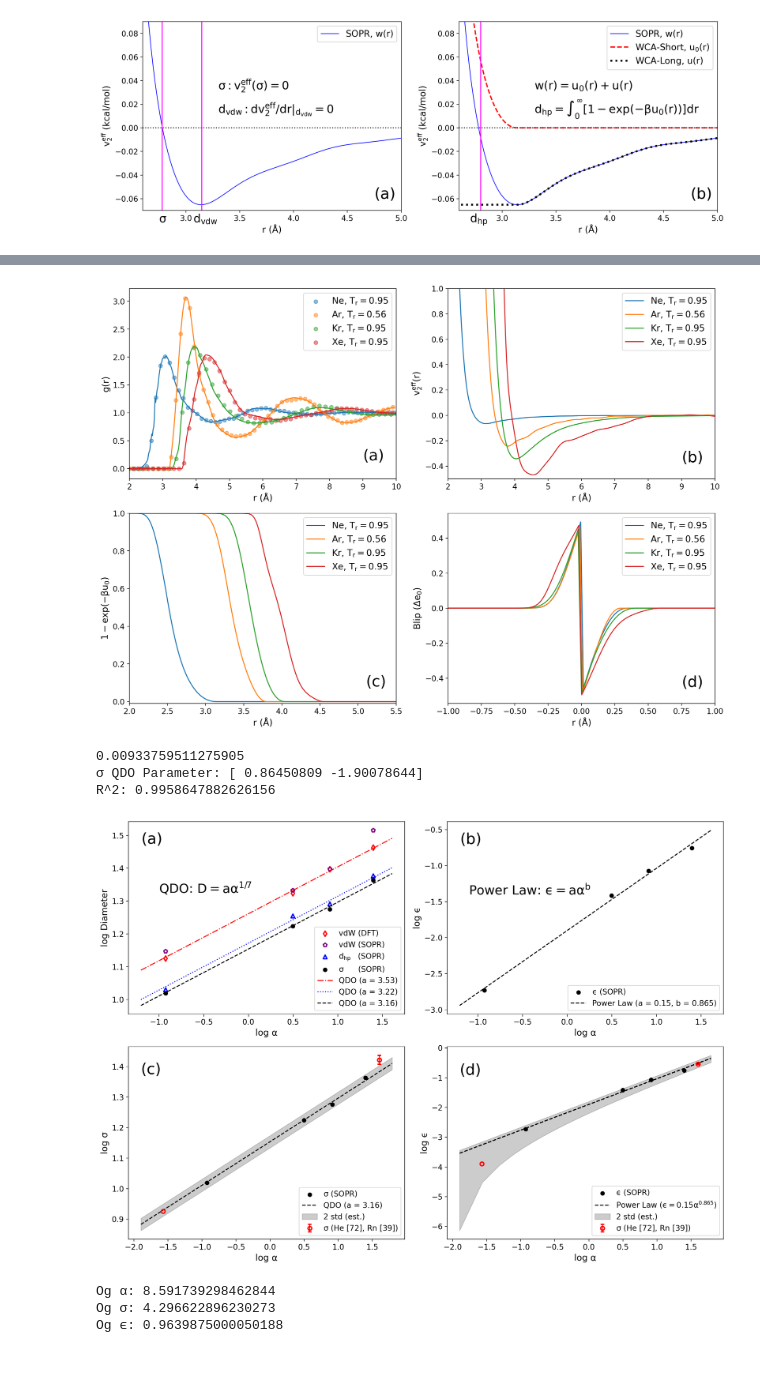
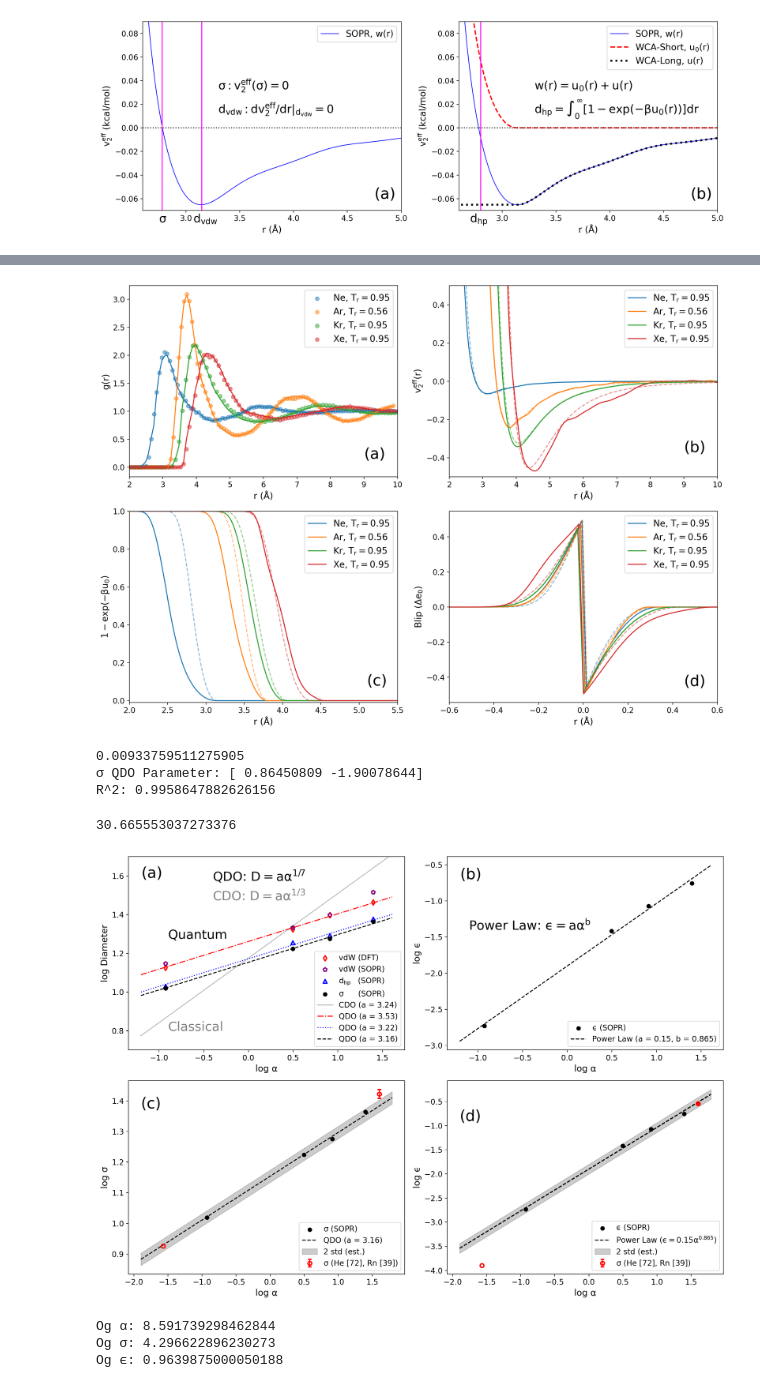
Before and after one commit to brennonshanks/SOPR-QDO, a Jupyter notebook: noblegases.ipynb, the cells around one changed output, grey strips where cells are left out. Drawn from its saved outputs; the diff is of its cells as text; code cells hidden in the pictures.

```diff
--- a/noblegases.ipynb
+++ b/noblegases.ipynb
@@ -262,14 +339,14 @@ plt.show()
 # %%
 fig,ax = plt.subplots(2,2, figsize=(14,10))
-
-ax[0,0].plot(ne_r_exp, ne_rdf_exp)
-ax[0,0].scatter(r_ne[::7], ne_rdf_sopr[::7], label = 'Ne, $T_r = 0.95$', alpha = 0.5)
-ax[0,0].plot(ar_r_exp, ar_rdf_exp)
-ax[0,0].scatter(r_ar[::7], ar_rdf_sopr[::7], label = 'Ar, $T_r = 0.56$', alpha = 0.5)
-ax[0,0].plot(kr_r_exp, kr_rdf_exp)
-ax[0,0].scatter(r_kr[::7], kr_rdf_sopr[::7], label = 'Kr, $T_r = 0.95$', alpha = 0.5)
-ax[0,0].plot(xe_r_exp, xe_rdf_exp)
-ax[0,0].scatter(r_xe[::7], xe_rdf_sopr[::7], label = 'Xe, $T_r = 0.95$', alpha = 0.5)
+num=4
+ax[0,0].plot(ne_r_exp[::num], ne_rdf_exp[::num])
+ax[0,0].scatter(r_ne[::num], ne_rdf_sopr[::num], label = 'Ne, $T_r = 0.95$', alpha = 0.5)
+ax[0,0].plot(ar_r_exp[::num], ar_rdf_exp[::num])
+ax[0,0].scatter(r_ar[::num], ar_rdf_sopr[::num], label = 'Ar, $T_r = 0.56$', alpha = 0.5)
+ax[0,0].plot(kr_r_exp[::num], kr_rdf_exp[::num])
+ax[0,0].scatter(r_kr[::num], kr_rdf_sopr[::num], label = 'Kr, $T_r = 0.95$', alpha = 0.5)
+ax[0,0].plot(xe_r_exp[::num], xe_rdf_exp[::num])
+ax[0,0].scatter(r_xe[::num], xe_rdf_sopr[::num], label = 'Xe, $T_r = 0.95$', alpha = 0.5)
 ax[0,0].text(9,0.15, '(a)', fontsize = 24)
 ax[0,0].set_xlim(2,10)
 ax[0,0].set_xlabel('r (Å)', fontsize = 14)
@@ -280,8 +357,12 @@ ax[0,1].plot(r_ne, v_ne, label = 'Ne, $T_r = 0.95$')
 ax[0,1].plot(r_ar, v_ar, label = 'Ar, $T_r = 0.56$')
 ax[0,1].plot(r_kr, v_kr, label = 'Kr, $T_r = 0.95$')
 ax[0,1].plot(r_xe, v_xe, label = 'Xe, $T_r = 0.95$')
+ax[0,1].plot(r_lin, LJ(r_lin, σ_params[0], ϵ_params[0]), linestyle = '--', alpha = 0.5, color = '#1f77b4')
+ax[0,1].plot(r_lin, LJ(r_lin, σ_params[1], ϵ_params[1]), linestyle = '--', alpha = 0.5, color = '#ff7f0e')
+ax[0,1].plot(r_lin, LJ(r_lin, σ_params[2], ϵ_params[2]), linestyle = '--', alpha = 0.5, color = '#2ca02c')
+ax[0,1].plot(r_lin, LJ(r_lin, σ_params[3], ϵ_params[3]), linestyle = '--', alpha = 0.5, color = '#d62728')
 ax[0,1].set_xlim(2,10)
-ax[0,1].set_ylim(-0.5,1)
+ax[0,1].set_ylim(-0.5,0.5)
 ax[0,1].set_xlabel('r (Å)', fontsize = 14)
 ax[0,1].set_ylabel('$v_2^{eff}(r)$', fontsize = 14)
 ax[0,1].text(9,-0.37, '(b)', fontsize = 24)
@@ -289,9 +370,13 @@ ax[0,1].legend(fontsize = 14)
 
 #figure to show hard-particle radius calculation
 ax[1,0].plot(r_ne, 1-np.exp((-1/kbT)*np.array(wca_ne)), label = 'Ne, $T_r = 0.95$')
+ax[1,0].plot(r, int_LJ[0], linestyle = '--', alpha = 0.5, color = '#1f77b4')
 ax[1,0].plot(r_ar, 1-np.exp((-1/kbT)*np.array(wca_ar)), label = 'Ar, $T_r = 0.56$')
+ax[1,0].plot(r, int_LJ[1], linestyle = '--', alpha = 0.5, color = '#ff7f0e')
 ax[1,0].plot(r_kr, 1-np.exp((-1/kbT)*np.array(wca_kr)), label = 'Kr, $T_r = 0.95$')
+ax[1,0].plot(r, int_LJ[2], linestyle = '--', alpha = 0.5, color = '#2ca02c')
 ax[1,0].plot(r_xe, 1-np.exp((-1/kbT)*np.array(wca_xe)), label = 'Xe, $T_r = 0.95$')
+ax[1,0].plot(r, int_LJ[3], linestyle = '--', alpha = 0.5, color = '#d62728')
 ax[1,0].set_xlim(2,5.5)
 ax[1,0].set_ylim(-0.01,1)
 ax[1,0].set_xlabel('r (Å)', fontsize = 14)
@@ -301,19 +386,23 @@ ax[1,0].legend(fontsize = 14)
 
 #figure to show hard-particle radius calculation
 ax[1,1].plot(r_ne-hp_ne, blip_ne, label = 'Ne, $T_r = 0.95$')
+ax[1,1].plot(r - hp_vals[0], blip_LJ[0], linestyle = '--', alpha = 0.5, color = '#1f77b4')
 ax[1,1].plot(r_ar-hp_ar, blip_ar, label = 'Ar, $T_r = 0.56$')
+ax[1,1].plot(r - hp_vals[1], blip_LJ[1], linestyle = '--', alpha = 0.5, color = '#ff7f0e')
 ax[1,1].plot(r_kr-hp_kr, blip_kr, label = 'Kr, $T_r = 0.95$')
+ax[1,1].plot(r - hp_vals[2], blip_LJ[2], linestyle = '--', alpha = 0.5, color = '#2ca02c')
 ax[1,1].plot(r_xe-hp_xe, blip_xe, label = 'Xe, $T_r = 0.95$')
-ax[1,1].set_xlim(-1,1)
+ax[1,1].plot(r - hp_vals[3], blip_LJ[3], linestyle = '--', alpha = 0.5, color = '#d62728')
+ax[1,1].set_xlim(-0.6,0.6)
 ax[1,1].set_xlabel('r (Å)', fontsize = 14)
 ax[1,1].set_ylabel('Blip (Δ$e_0$)', fontsize = 14)
 ax[1,1].legend(fontsize = 14)
-ax[1,1].text(0.75,-0.45, '(d)', fontsize = 24)
+ax[1,1].text(0.45,-0.45, '(d)', fontsize = 24)
 plt.tight_layout()
 plt.savefig('figures/hard_particle', dpi = 600)
 plt.show()
 # %% [output]
-[figure, old version]
+[figure, new version]
 # %%
 # linear fit for dispersion parameter
 def line(p, m, b):
@@ -333,20 +422,30 @@ print("R^2:", r_squared)
 0.00933759511275905
 σ QDO Parameter: [ 0.86450809 -1.90078644]
 R^2: 0.9958647882626156
+# %%
+ϵ_perm = 8.8541878188*10**(-12)/(1e30) #C2⋅s2/ kg^1⋅m^3⋅ * (1 m^3 / 1*10^30 Å^3)
+np.log((1/(4 * np.pi * ϵ_perm))**(1/3))
+# %% [output]
+30.665553037273376
 # %%
 fig,ax = plt.subplots(2,2, figsize=(14,10))
-ax[0,0].text(-1.2, 1.475, '(a)', fontsize = 24)
-ax[0,0].text(-1, 1.325, 'QDO: $D = a α^{1/7}$', fontsize = 20)
+ax[0,0].text(-1.2, 1.59, '(a)', fontsize = 24)
+ax[0,0].text(-0.4, 1.575, 'QDO: $D = a α^{1/7}$', fontsize = 20)
+ax[0,0].text(-0.4, 1.475, 'CDO: $D = a α^{1/3}$', fontsize = 20, color = 'gray')
+ax[0,0].text(-0.9, 1.275, 'Quantum', fontsize = 20)
+ax[0,0].text(-0.9, 0.8, 'Classical', fontsize = 20, color = 'gray')
 α_lin = np.linspace(0.3, 5, 100)
 ax[0,0].scatter(np.array(np.log(α)), np.log(2*r_vdw), color = 'r', label = 'vdW (DFT)', marker = 'd', facecolor = 'none', linewidth = 2)
 ax[0,0].scatter(np.array(np.log(α)), np.log(sopr_vdW_radii), color = 'purple', label = 'vdW (SOPR)', marker = 'p', facecolor = 'none', linewidth = 2)
 ax[0,0].scatter(np.log(α), np.log(hp),    color = 'b', label = '$d_{hp}$   (SOPR)', marker = '^', facecolor = 'none', linewidth = 2)
 ax[0,0].scatter(np.log(α), np.log(r_sop),  color = 'k', label = '$\sigma$      (SOPR)')
+ax[0,0].plot(np.log(α_lin), np.log(2*1.62*(1/.529)**(0)*np.power(α_lin,1/3)), color = 'k', linestyle = '-', label = 'CDO (a = 3.24)', alpha = 0.25)
 ax[0,0].plot(np.log(α_lin), np.log(2*2.54*(1/.529)**(-4/7)*np.power(α_lin,1/7)), color = 'r', linestyle = '-.', label = 'QDO (a = 3.53)')
 ax[0,0].plot(np.log(α_lin), np.log(params_hp*np.power(α_lin,1/7)), color = 'b', linestyle = ':', label = 'QDO (a = 3.22)')
 ax[0,0].plot(np.log(α_lin), np.log(params_sopr*np.power(α_lin,1/7)), color = 'k', linestyle = '--', label = 'QDO (a = 3.16)')
 ax[0,0].set_xlabel('log α', fontsize = 14)
 ax[0,0].set_ylabel('log Diameter', fontsize = 14)
+ax[0,0].set_ylim(0.7, 1.7)
 ax[0,0].legend(loc = 'lower right')
 
 ax[0,1].text(-1.2, -0.7, '(b)', fontsize = 24)
@@ -362,36 +461,36 @@ p_90 = [np.nan, 0.01458]
 yerr = [p_10, p_90]  # 'up' error
 ax[1,0].text(-1.9, 1.375, '(c)', fontsize = 24)
 α_lin = np.linspace(0.15, 6, 100)
 ax[1,0].errorbar(np.log(atom_pola), np.log(ff_trained), yerr,  color = 'r', linestyle = '',
               label = '$\sigma$ (He [72], Rn [39])', markerfacecolor = 'none', marker = 'o', markeredgewidth = 2, capsize=3)
 
 ax[1,0].scatter(np.log(α), np.log(r_sop),  color = 'k', label = '$\sigma$ (SOPR)')
 ax[1,0].plot(np.log(α_lin), np.log(params_sopr*np.power(α_lin,1/7)), color = 'k', linestyle = '--', label = 'QDO (a = 3.16)')
 ax[1,0].fill_between(np.log(α_lin), np.log(1.02*params_sopr*np.power(α_lin,1/7)), np.log(0.98*params_sopr*np.power(α_lin,1/7)),
                    color = 'k', alpha = 0.2, label = '2 std (est.)')
 ax[1,0].set_xlabel('log α', fontsize = 14)
 ax[1,0].set_ylabel('log σ', fontsize = 14)
 ax[1,0].legend(loc = 'lower right')
 
 p_10 = [np.nan, 0.00683]
 p_90 = [np.nan, 0.00687]
 yerr = [p_10, p_90]  # 'up' error
 ax[1,1].text(-1.9, -0.9, '(d)', fontsize = 24)
 ax[1,1].errorbar(np.log(atom_pola), np.log(disp_ff), yerr,  color = 'r', linestyle = '', capsize=3,
               label = '$\sigma$ (He [72], Rn [39])', markerfacecolor = 'none', marker = 'o', markeredgewidth = 2)
 ax[1,1].scatter(np.log(α), np.log(-disp),  color = 'k', label = '$ϵ$ (SOPR)')
 ax[1,1].plot(np.log(α_lin), line(np.log(α_lin), params[0], params[1]), color = 'k', label = 'Power Law ($ϵ = 0.15 α^{0.865}$)', linestyle = '--')
 ax[1,1].plot(np.log(α_lin), np.log(0.15*np.power(α_lin,0.865)), color = 'k', linestyle = '--')
-ax[1,1].fill_between(np.log(α_lin), np.log(1.1*0.15*np.power(α_lin,0.865)), np.log(0.9*0.15*np.power(α_lin,0.865) - 0.024),
+ax[1,1].fill_between(np.log(α_lin), np.log(1.1*0.15*np.power(α_lin,0.865)), np.log(0.9*0.15*np.power(α_lin,0.865)),
                    color = 'k', alpha = 0.2, label = '2 std (est.)')
 ax[1,1].set_xlabel('log α', fontsize = 14)
 ax[1,1].set_ylabel('log ϵ', fontsize = 14)
 ax[1,1].legend(loc = 'lower right')
 plt.tight_layout()
-plt.savefig('figures/noblegas_polar',dpi=600)
+# plt.savefig('figures/noblegas_polar',dpi=600)
 plt.show()
 # %% [output]
-[figure, old version]
+[figure, new version]
 # %%
 #Estimates for Og
 og_ol = 57.98*(0.529177**3)  #bohr^3
```
Also changed, not shown: parts of 1 cell of this notebook.
